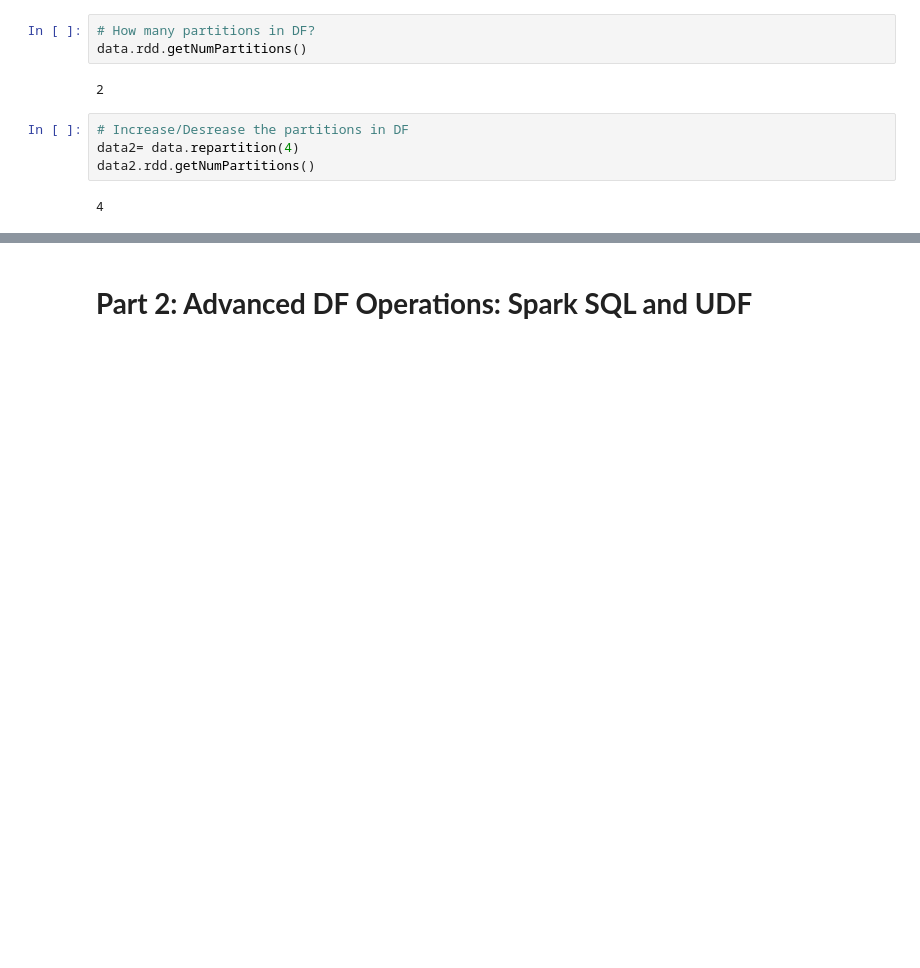
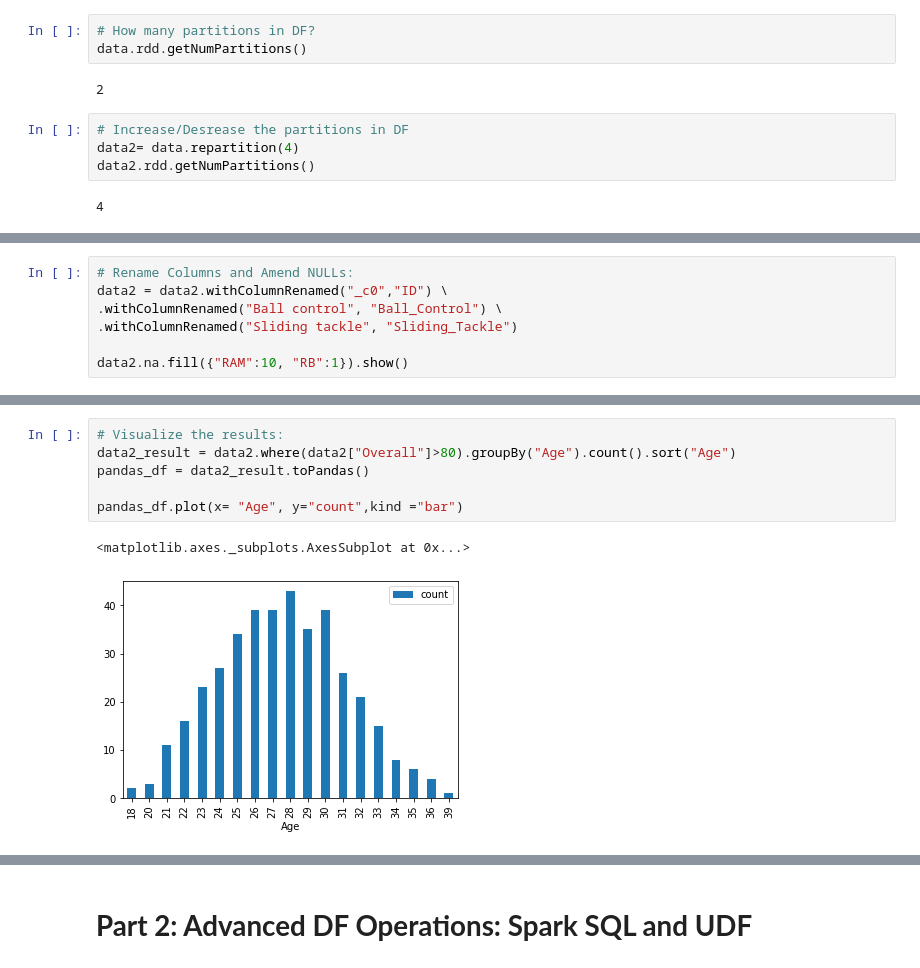
Before and after one commit to AminKarami/Hands-on-Big-Data-Practices-with-PySpark-Spark-Tuning, a Jupyter notebook: Working_with_DataFrames.ipynb, the cells around one changed output, grey strips where cells are left out. Cells and saved outputs as stored; diff of their text form; blank space fills up the shorter version.

```diff
--- a/Working_with_DataFrames.ipynb
+++ b/Working_with_DataFrames.ipynb
@@ -91,0 +109,7 @@ data2.rdd.getNumPartitions()
+# %%
+# Rename Columns and Amend NULLs:
+data2 = data2.withColumnRenamed("_c0","ID") \
+.withColumnRenamed("Ball control", "Ball_Control") \
+.withColumnRenamed("Sliding tackle", "Sliding_Tackle")
+
+data2.na.fill({"RAM":10, "RB":1}).show()
@@ -101,0 +218,9 @@ data2.rdd.getNumPartitions()
+# %%
+# Visualize the results:
+data2_result = data2.where(data2["Overall"]>80).groupBy("Age").count().sort("Age")
+pandas_df = data2_result.toPandas()
+
+pandas_df.plot(x= "Age", y="count",kind ="bar")
+# %% [output]
+<matplotlib.axes._subplots.AxesSubplot at 0x...>
+[figure, added]
```
Also changed, not shown: parts of 17 cells of this notebook.
